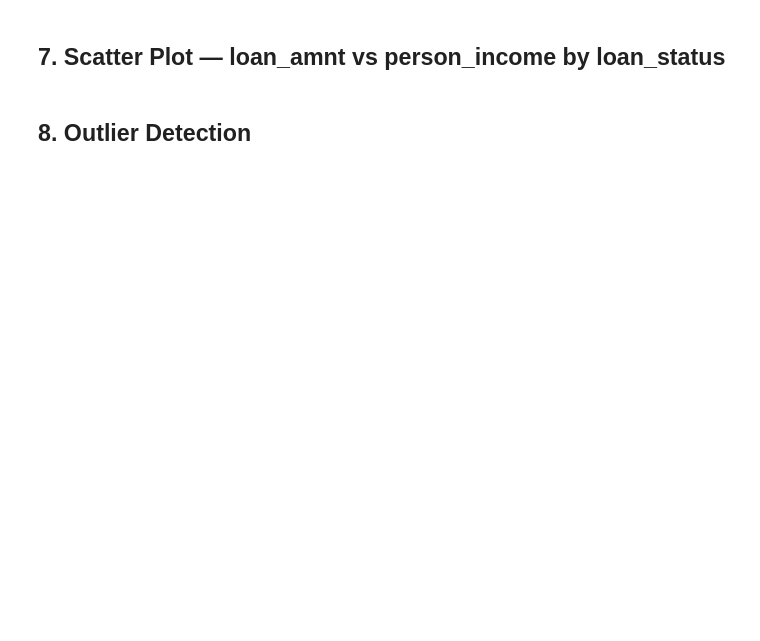
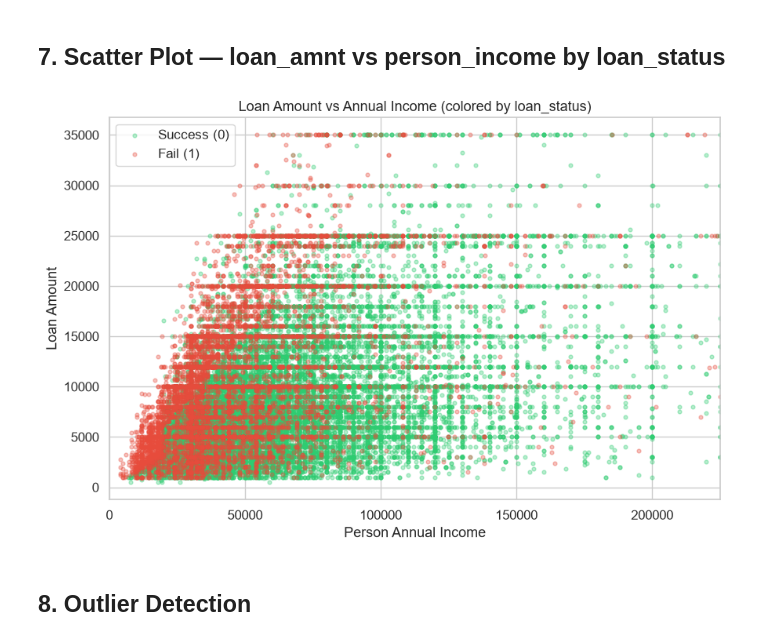
Before and after one commit to Febrian123-create/Tubes-Kecerdasan-Mesin, a Jupyter notebook: notebooks/01_eda.ipynb, the cells around one changed output. Cells and saved outputs as stored; diff of their text form; code cells hidden in the pictures; blank space fills up the shorter version.

```diff
--- a/notebooks/01_eda.ipynb
+++ b/notebooks/01_eda.ipynb
@@ -129,18 +184,20 @@ plt.show()
 # %%
 fig, ax = plt.subplots(figsize=(9, 6))
 
-for label, color, name in [(0, '#2ecc71', 'Good (0)'), (1, '#e74c3c', 'Default (1)')]:
+for label, color, name in [(0, '#2ecc71', 'Success (0)'), (1, '#e74c3c', 'Fail (1)')]:
     sub = df[df['loan_status'] == label]
     ax.scatter(sub['person_income'], sub['loan_amnt'],
                c=color, alpha=0.35, s=12, label=name)
 
 ax.set_xlabel('Person Annual Income')
 ax.set_ylabel('Loan Amount')
 ax.set_title('Loan Amount vs Annual Income (colored by loan_status)')
 ax.legend()
 ax.set_xlim(0, df['person_income'].quantile(0.99))
 plt.tight_layout()
 plt.show()
+# %% [output]
+[figure, added]
 # %% [markdown]
 ## 8. Outlier Detection
 # %%
```
Also changed, not shown: parts of 10 cells of this notebook, 10 other files.
